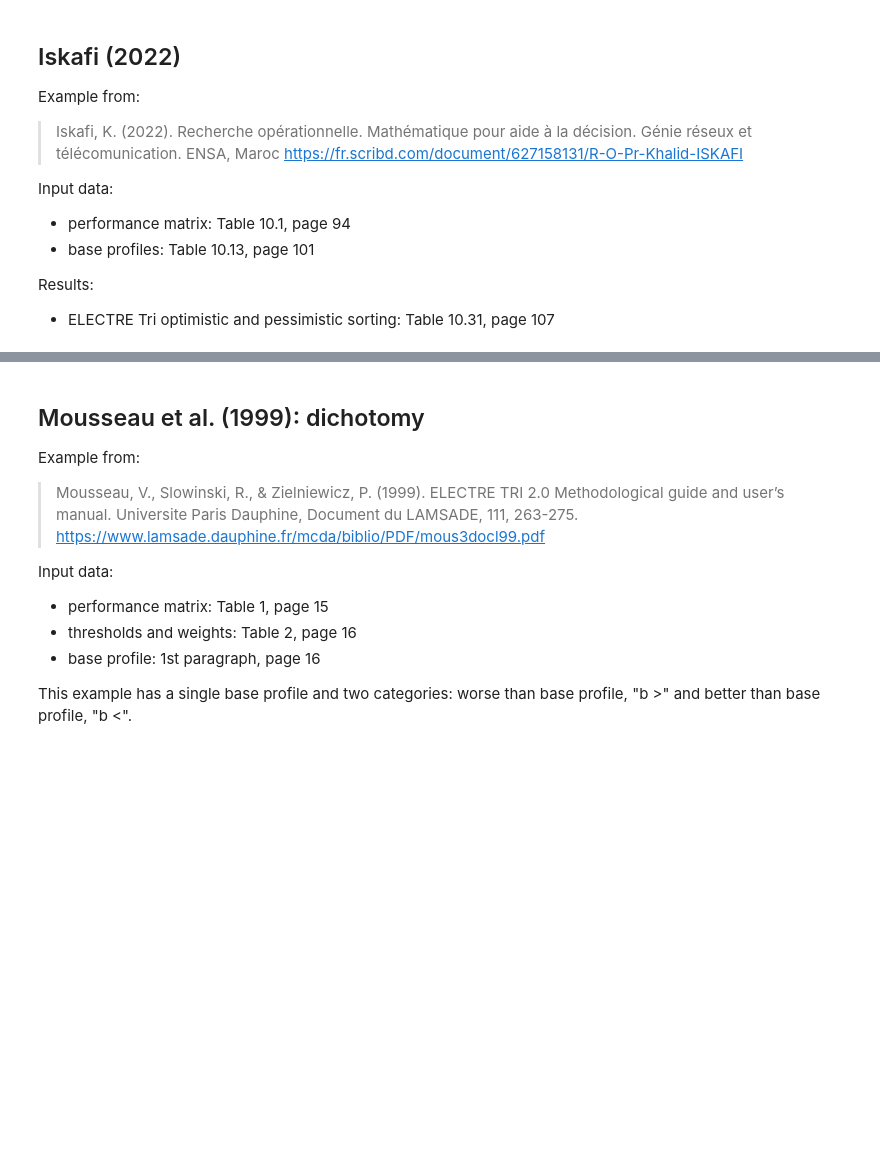
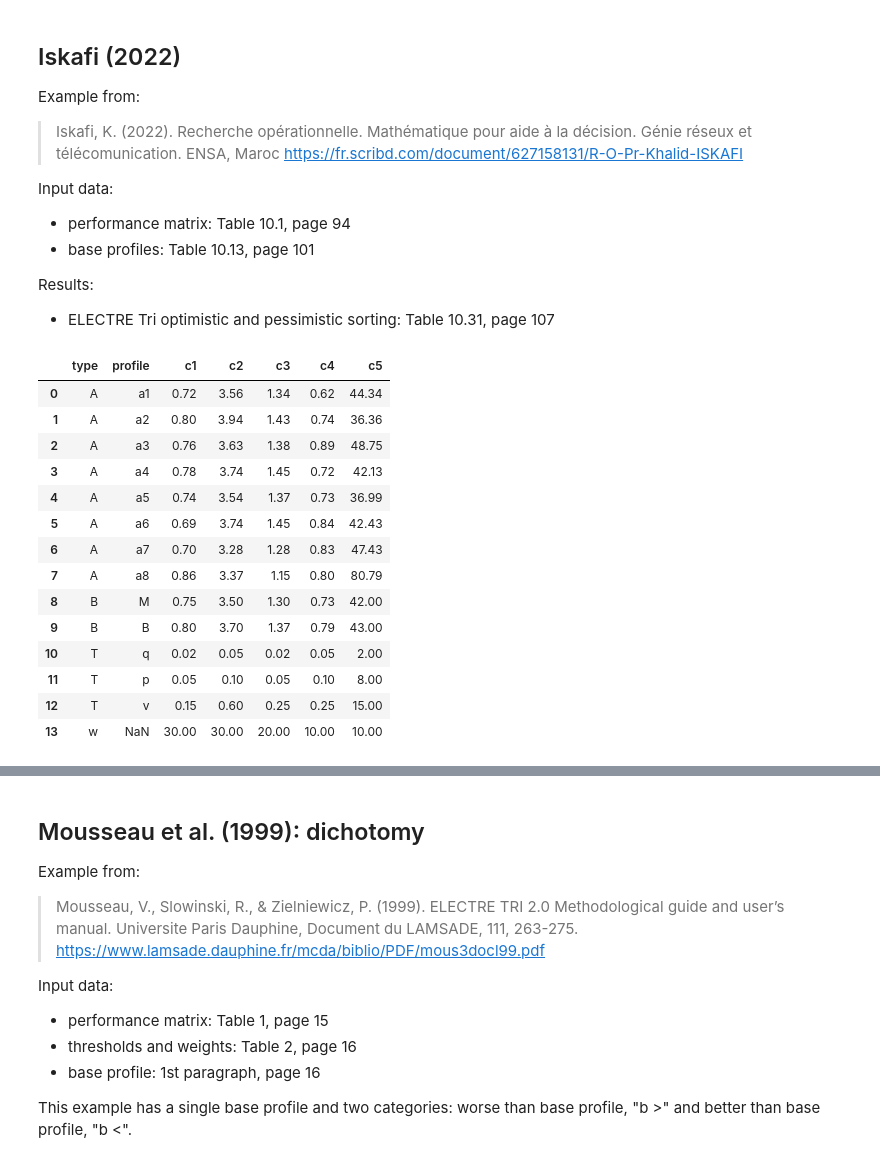
Before and after one commit to loicguilmard/ELECTRE_Tri, a Jupyter notebook: docs/explanation/ELECTRE_Tri_B_explained.ipynb, the cells around one changed output, grey strips where cells are left out. Drawn from its saved outputs; the diff is of its cells as text; code cells hidden in the pictures; blank space fills up the shorter version.

```diff
--- a/docs/explanation/ELECTRE_Tri_B_explained.ipynb
+++ b/docs/explanation/ELECTRE_Tri_B_explained.ipynb
@@ -683,8 +706,24 @@ Input data:
 Results:
 - ELECTRE Tri optimistic and pessimistic sorting: Table 10.31, page 107
 # %%
-data_file = './data/Isfaki_T10_1_T10_13.csv'
+data_file = '../../data/Isfaki_T10_1_T10_13.csv'
 pd.read_csv(data_file)
+# %% [output]
+|  | type | profile | c1 | c2 | c3 | c4 | c5 |
+| 0 | A | a1 | 0.72 | 3.56 | 1.34 | 0.62 | 44.34 |
+| 1 | A | a2 | 0.80 | 3.94 | 1.43 | 0.74 | 36.36 |
+| 2 | A | a3 | 0.76 | 3.63 | 1.38 | 0.89 | 48.75 |
+| 3 | A | a4 | 0.78 | 3.74 | 1.45 | 0.72 | 42.13 |
+| 4 | A | a5 | 0.74 | 3.54 | 1.37 | 0.73 | 36.99 |
+| 5 | A | a6 | 0.69 | 3.74 | 1.45 | 0.84 | 42.43 |
+| 6 | A | a7 | 0.70 | 3.28 | 1.28 | 0.83 | 47.43 |
+| 7 | A | a8 | 0.86 | 3.37 | 1.15 | 0.80 | 80.79 |
+| 8 | B | M | 0.75 | 3.50 | 1.30 | 0.73 | 42.00 |
+| 9 | B | B | 0.80 | 3.70 | 1.37 | 0.79 | 43.00 |
+| 10 | T | q | 0.02 | 0.05 | 0.02 | 0.05 | 2.00 |
+| 11 | T | p | 0.05 | 0.10 | 0.05 | 0.10 | 8.00 |
+| 12 | T | v | 0.15 | 0.60 | 0.25 | 0.25 | 15.00 |
+| 13 | w | NaN | 30.00 | 30.00 | 20.00 | 10.00 | 10.00 |
 # %%
 # Problem solving
 A, B, T, w = et.read_electre_tri_data(data_file)
```
Also changed, not shown: parts of 14 cells of this notebook.
